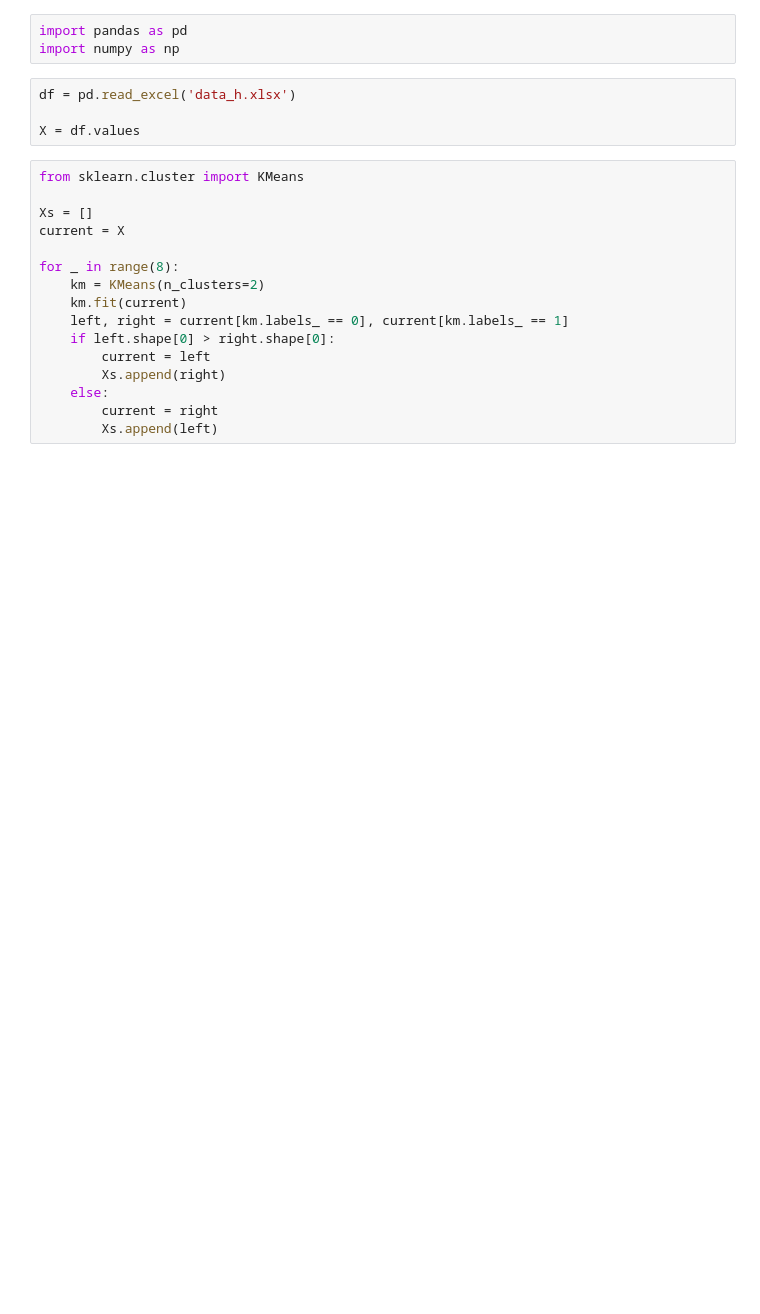
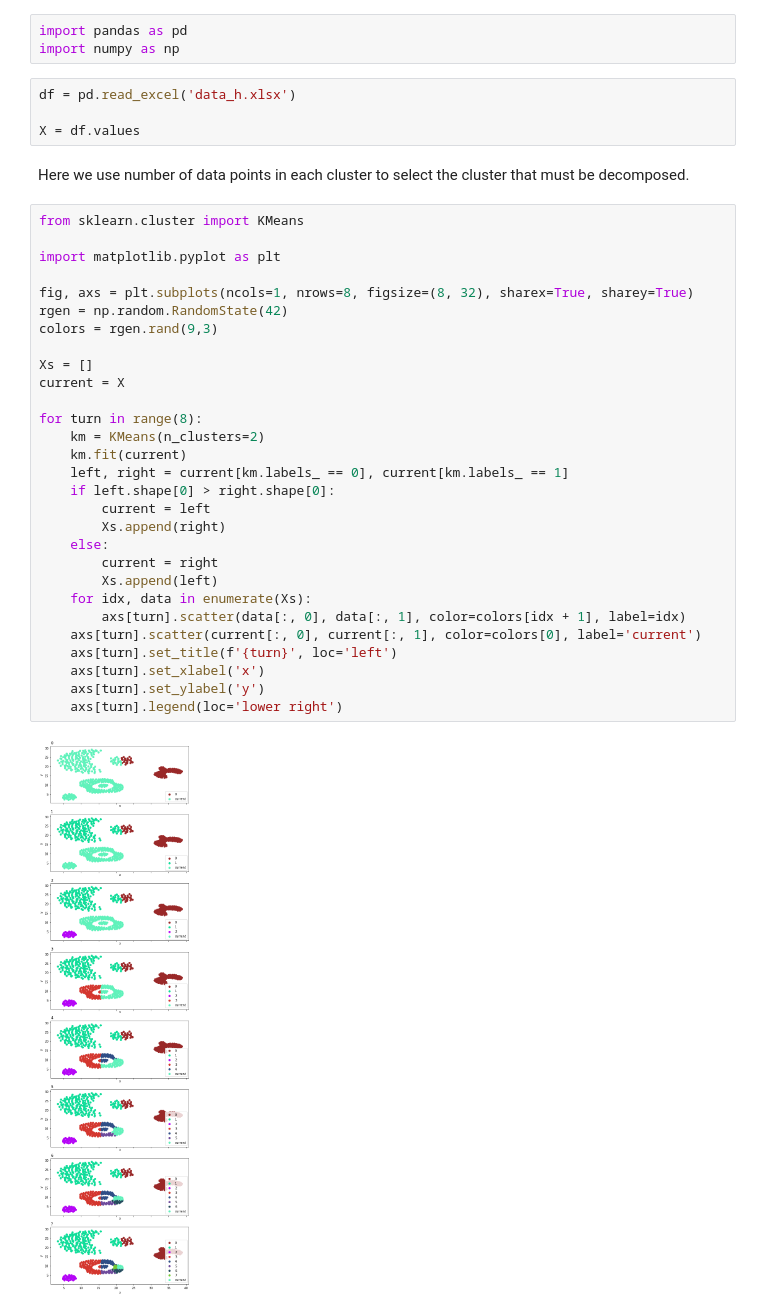
Before and after one commit to 9231058/ML-Homework, a Jupyter notebook: HW-4/p4/P4.ipynb, the cells around one changed output. Saved outputs shown, nothing was run; the diff lists cells and outputs as text; blank space fills up the shorter version.

```diff
--- a/HW-4/p4/P4.ipynb
+++ b/HW-4/p4/P4.ipynb
@@ -5,19 +5,36 @@ import numpy as np
 df = pd.read_excel('data_h.xlsx')
 
 X = df.values
+# %% [markdown]
+Here we use number of data points in each cluster to select the cluster that must be decomposed.
 # %%
 from sklearn.cluster import KMeans
+
+import matplotlib.pyplot as plt
+
+fig, axs = plt.subplots(ncols=1, nrows=8, figsize=(8, 32), sharex=True, sharey=True)
+rgen = np.random.RandomState(42)
+colors = rgen.rand(9,3)
 
 Xs = []
 current = X
 
-for _ in range(8):
+for turn in range(8):
     km = KMeans(n_clusters=2)
     km.fit(current)
     left, right = current[km.labels_ == 0], current[km.labels_ == 1]
     if left.shape[0] > right.shape[0]:
         current = left
         Xs.append(right)
     else:
         current = right
         Xs.append(left)
+    for idx, data in enumerate(Xs):
+        axs[turn].scatter(data[:, 0], data[:, 1], color=colors[idx + 1], label=idx)
+    axs[turn].scatter(current[:, 0], current[:, 1], color=colors[0], label='current')
+    axs[turn].set_title(f'{turn}', loc='left')
+    axs[turn].set_xlabel('x')
+    axs[turn].set_ylabel('y')
+    axs[turn].legend(loc='lower right')
+# %% [output]
+[figure, added]
```
Also changed, not shown: parts of 11 cells of this notebook.
